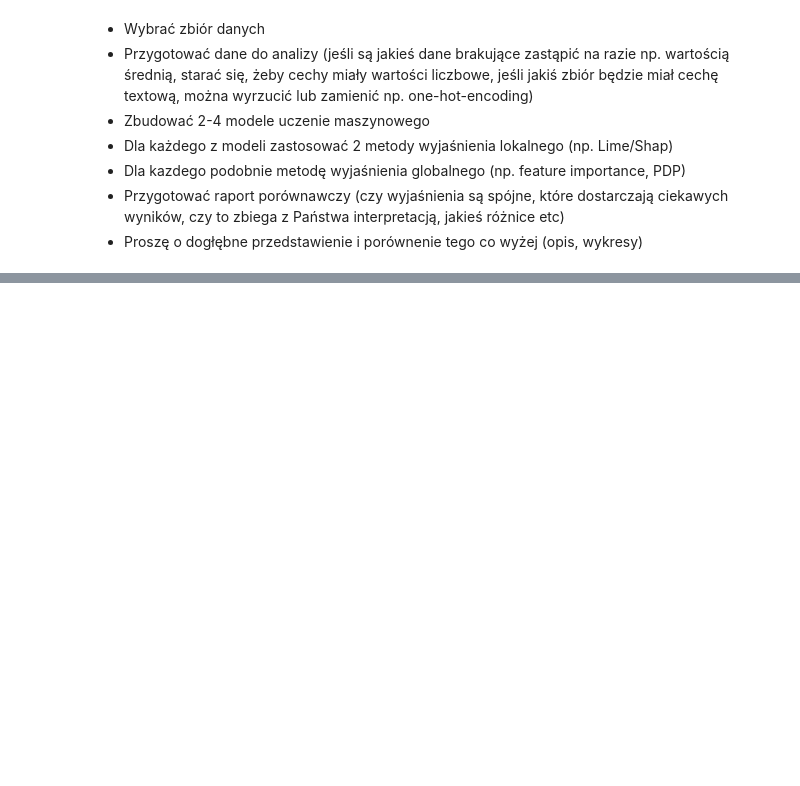
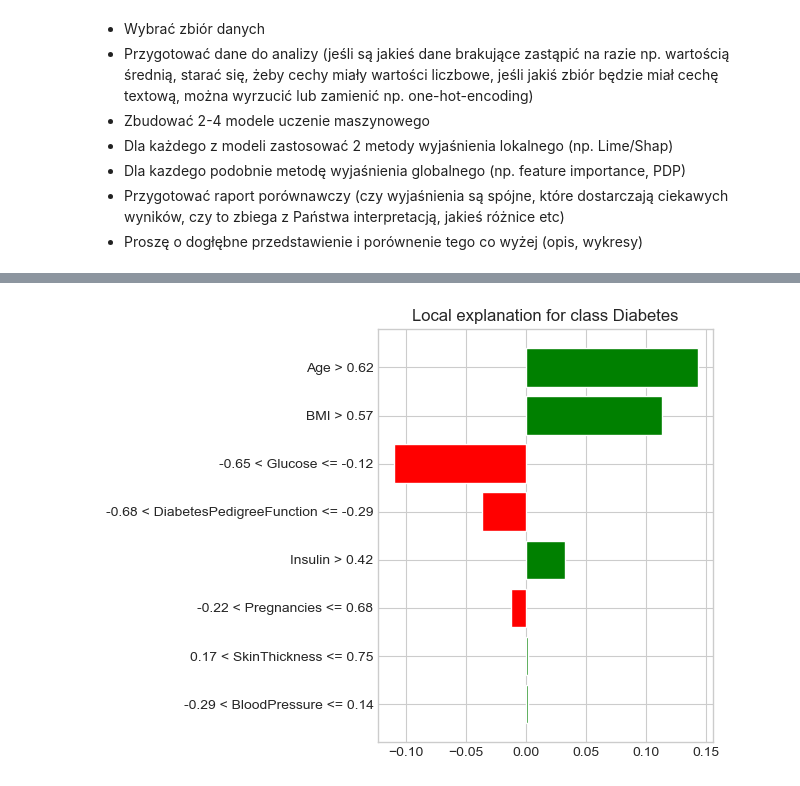
Before and after one commit to pawel00wypych/Machine-Learning-Techniques, a Jupyter notebook: ModelsExplainability/139897_Paweł_Wypych_ModelsExplainability.ipynb, the cells around one changed output, grey strips where cells are left out. Drawn from its saved outputs; the diff is of its cells as text; code cells hidden in the pictures; blank space fills up the shorter version.

```diff
--- a/ModelsExplainability/139897_Paweł_Wypych_ModelsExplainability.ipynb
+++ b/ModelsExplainability/139897_Paweł_Wypych_ModelsExplainability.ipynb
@@ -9,9 +28,20 @@
 # %%
-# dataset
-import pandas as pd
+# datasets
 
-data = pd.read_csv("diabetes.csv")
-data.dropna()
+# Classification
+data_diabetes = pd.read_csv("diabetes.csv")
 
-data.head(20)
+X_cls = data_diabetes.drop("Outcome", axis=1)
+y_cls = data_diabetes["Outcome"]
+
+# split data set to train/test sets
+X_train_cls, X_test_cls, y_train_cls, y_test_cls = train_test_split(X_cls, y_cls, test_size=0.2, random_state=42)
+
+# standarize data
+scaler_cls = StandardScaler()
+X_train_cls = scaler_cls.fit_transform(X_train_cls)
+X_test_cls = scaler_cls.transform(X_test_cls)
+
+print(f"Zbiór danych o cukrzycy: {X_cls.shape[0]} próbek, {X_cls.shape[1]} cech.")
+print(f"Rozkład klas: {np.bincount(y_cls)}")
 # %% [output]
@@ -37,2 +149,13 @@ data.head(20)
 # %%
-# model 2
+# Lime RandomForest
+explainer_lime = lime.lime_tabular.LimeTabularExplainer(X_train_cls, feature_names=X_cls.columns,
+                                class_names=['No Diabetes', 'Diabetes'], discretize_continuous=True)
+
+exp = explainer_lime.explain_instance(X_test_cls[5], models_cls["RandomForest"].predict_proba)
+
+
+fig = exp.as_pyplot_figure()
+plt.tight_layout()
+plt.show()
+# %% [output]
+[figure, added]
```
Also changed, not shown: parts of 39 cells of this notebook, 1 other file.
